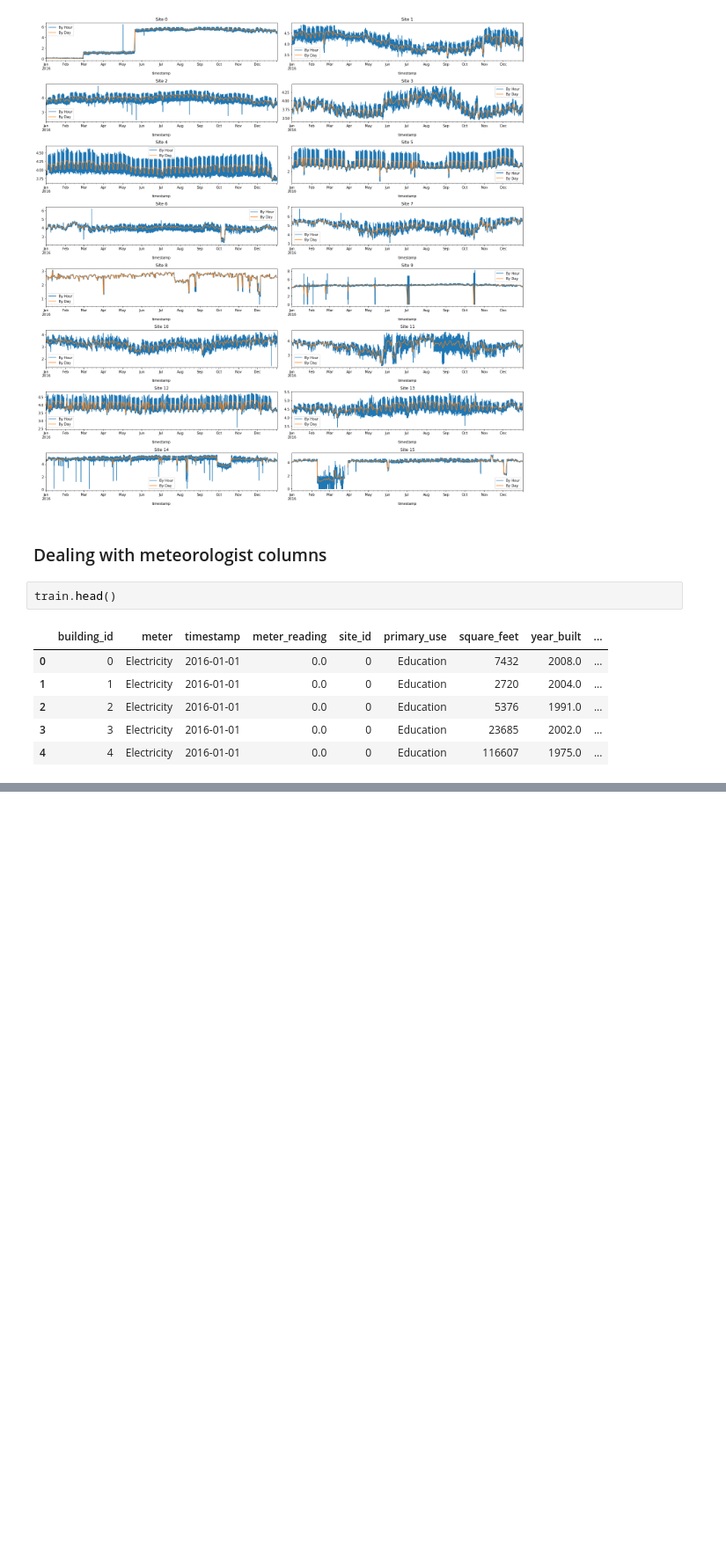
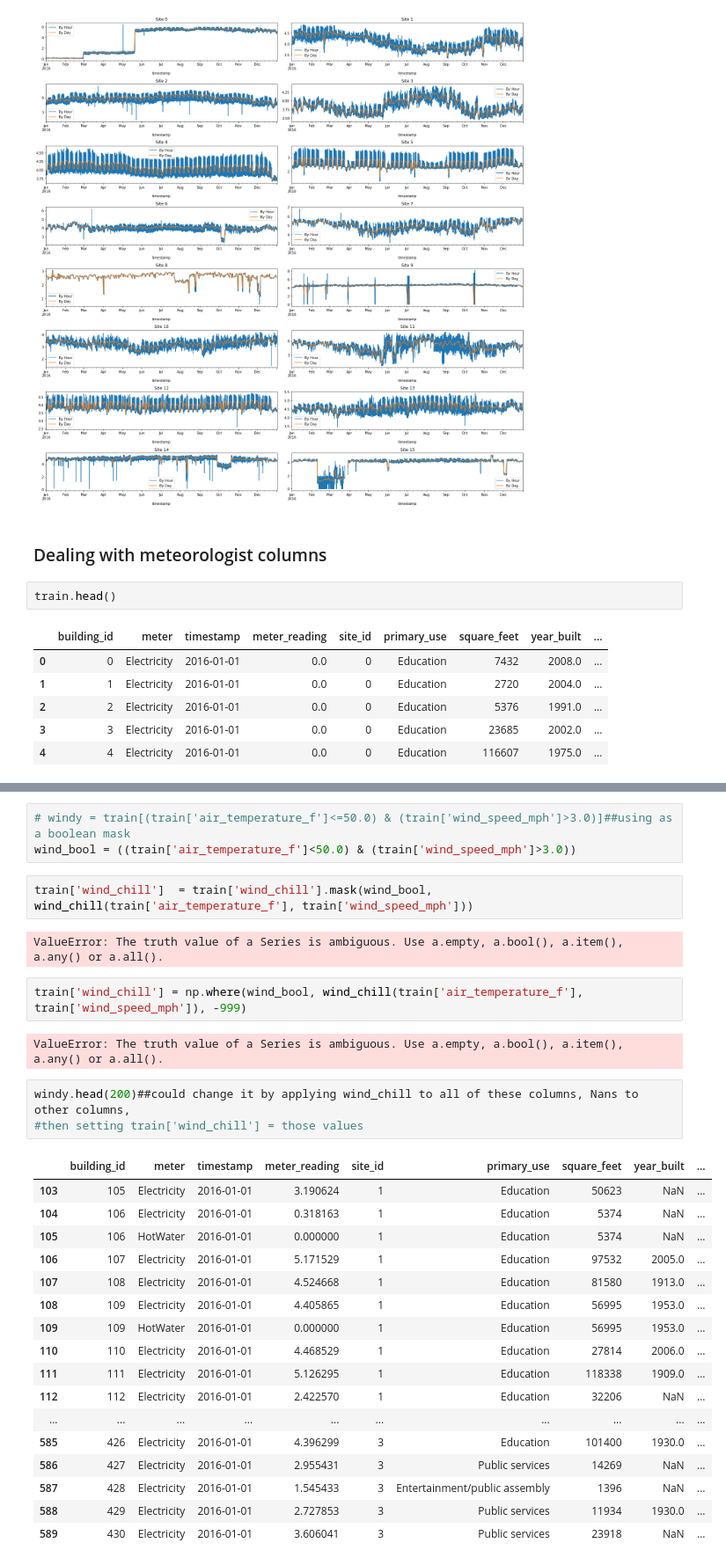
Before and after one commit to Luke-Gray/ASHRAE, a Jupyter notebook: ASHRAE.ipynb, the cells around one changed output, grey strips where cells are left out. Shown at 88% size. Saved outputs shown, nothing was run; the diff lists cells and outputs as text; blank space fills up the shorter version.

```diff
--- a/ASHRAE.ipynb
+++ b/ASHRAE.ipynb
@@ -417,0 +445,32 @@ train.head()
+# %%
+# windy = train[(train['air_temperature_f']<=50.0) & (train['wind_speed_mph']>3.0)]##using as a boolean mask
+wind_bool = ((train['air_temperature_f']<50.0) & (train['wind_speed_mph']>3.0))
+# %%
+train['wind_chill']  = train['wind_chill'].mask(wind_bool, wind_chill(train['air_temperature_f'], train['wind_speed_mph']))
+# %% [output]
+ValueError: The truth value of a Series is ambiguous. Use a.empty, a.bool(), a.item(), a.any() or a.all().
+# %%
+train['wind_chill'] = np.where(wind_bool, wind_chill(train['air_temperature_f'], train['wind_speed_mph']), -999)
+# %% [output]
+ValueError: The truth value of a Series is ambiguous. Use a.empty, a.bool(), a.item(), a.any() or a.all().
+# %%
+windy.head(200)##could change it by applying wind_chill to all of these columns, Nans to other columns,
+#then setting train['wind_chill'] = those values
+# %% [output]
+|  | building_id | meter | timestamp | meter_reading | site_id | primary_use | square_feet | year_built | ... |
+| 103 | 105 | Electricity | 2016-01-01 | 3.190624 | 1 | Education | 50623 | NaN | ... |
+| 104 | 106 | Electricity | 2016-01-01 | 0.318163 | 1 | Education | 5374 | NaN | ... |
+| 105 | 106 | HotWater | 2016-01-01 | 0.000000 | 1 | Education | 5374 | NaN | ... |
+| 106 | 107 | Electricity | 2016-01-01 | 5.171529 | 1 | Education | 97532 | 2005.0 | ... |
+| 107 | 108 | Electricity | 2016-01-01 | 4.524668 | 1 | Education | 81580 | 1913.0 | ... |
+| 108 | 109 | Electricity | 2016-01-01 | 4.405865 | 1 | Education | 56995 | 1953.0 | ... |
+| 109 | 109 | HotWater | 2016-01-01 | 0.000000 | 1 | Education | 56995 | 1953.0 | ... |
+| 110 | 110 | Electricity | 2016-01-01 | 4.468529 | 1 | Education | 27814 | 2006.0 | ... |
+| 111 | 111 | Electricity | 2016-01-01 | 5.126295 | 1 | Education | 118338 | 1909.0 | ... |
+| 112 | 112 | Electricity | 2016-01-01 | 2.422570 | 1 | Education | 32206 | NaN | ... |
+| ... | ... | ... | ... | ... | ... | ... | ... | ... | ... |
+| 585 | 426 | Electricity | 2016-01-01 | 4.396299 | 3 | Education | 101400 | 1930.0 | ... |
+| 586 | 427 | Electricity | 2016-01-01 | 2.955431 | 3 | Public services | 14269 | NaN | ... |
+| 587 | 428 | Electricity | 2016-01-01 | 1.545433 | 3 | Entertainment/public assembly | 1396 | NaN | ... |
+| 588 | 429 | Electricity | 2016-01-01 | 2.727853 | 3 | Public services | 11934 | 1930.0 | ... |
+| 589 | 430 | Electricity | 2016-01-01 | 3.606041 | 3 | Public services | 23918 | NaN | ... |
```
Also changed, not shown: parts of 16 cells of this notebook.
